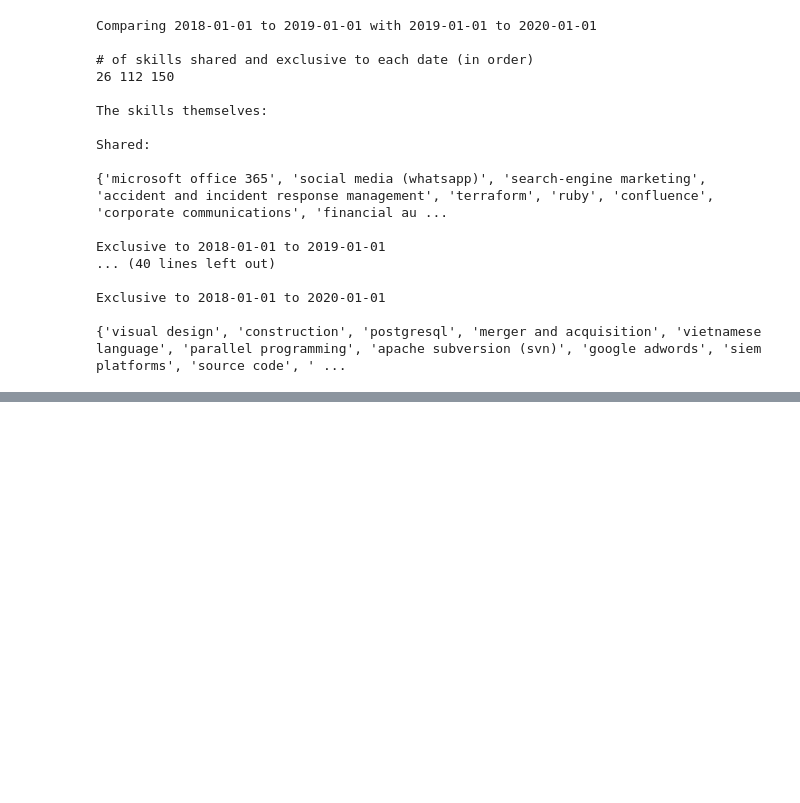
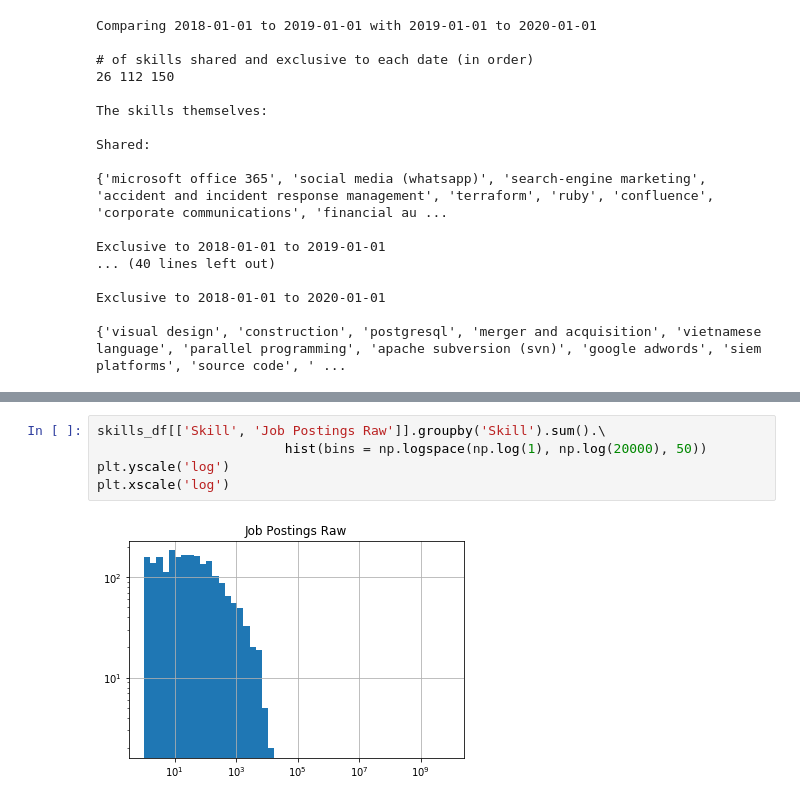
Before and after one commit to RamtinYazdanian/job_skill_trend_analysis, a Jupyter notebook: notebooks/jobtech_analysis.ipynb, the cells around one changed output, grey strips where cells are left out. Cells and saved outputs as stored; diff of their text form; blank space fills up the shorter version.

```diff
--- a/notebooks/jobtech_analysis.ipynb
+++ b/notebooks/jobtech_analysis.ipynb
@@ -175,0 +193,7 @@ Exclusive to 2018-01-01 to 2020-01-01
+# %%
+skills_df[['Skill', 'Job Postings Raw']].groupby('Skill').sum().\
+                        hist(bins = np.logspace(np.log(1), np.log(20000), 50))
+plt.yscale('log')
+plt.xscale('log')
+# %% [output]
+[figure, added]
```
Also changed, not shown: parts of 10 cells of this notebook.
